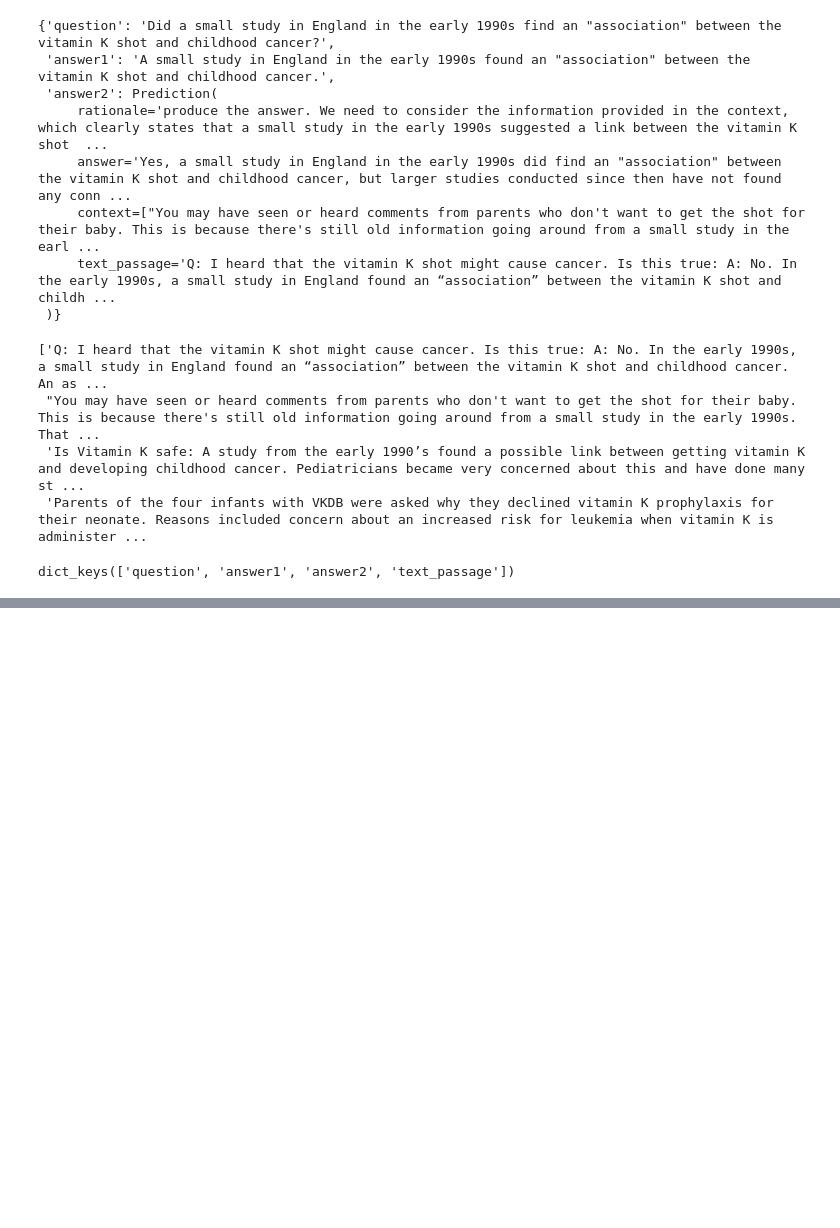
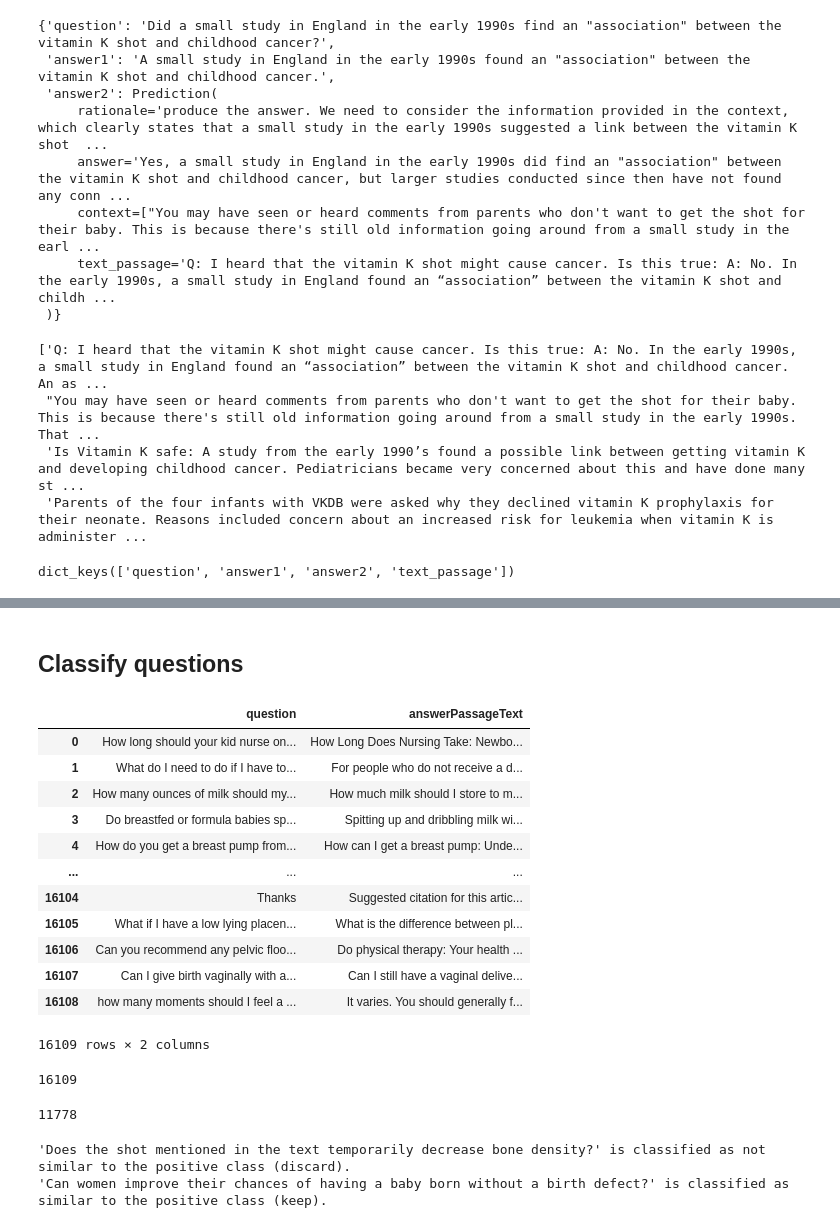
Before and after one commit to AlonsoMad/mind-industry, a Jupyter notebook: src/qa_system/test.ipynb, the cells around one changed output, grey strips where cells are left out. Cells and saved outputs as stored; diff of their text form; code cells hidden in the pictures; blank space fills up the shorter version.

```diff
--- a/src/qa_system/test.ipynb
+++ b/src/qa_system/test.ipynb
@@ -394,3 +494,78 @@ with pd.option_context('display.max_rows', None,
 |  | question | answer1 | answer2 | faith | rationale | context | text_passage | nli_preds |
 | 11 | Will the daughter likely be a hea... | If a daughter inherits the faulty... | It is not guaranteed that the dau... | false | Answer 1 states that the daughter... | [Females pass one of their X chro... | Which children are at risk for X-... | contradiction |
 | 23 | What are her clinical interests i... | Her clinical interests include re... | Dr. Camille Powe's clinical inter... | false | Answer 1 lists specific clinical ... | [A 34-year-old woman was referred... | Jacqueline Maher, M.D., is a repr... | contradiction |
+# %% [markdown]
+## Classify questions
+# %%
+df_en = pd.read_csv("questions_rosie/FullTrialQa7152024.csv")
+df_filtered = df_en.dropna(subset=['question', 'answerPassageText'])
+df_filtered[['question', 'answerPassageText']]
+# %% [output]
+|  | question | answerPassageText |
+| 0 | How long should your kid nurse on... | How Long Does Nursing Take: Newbo... |
+| 1 | What do I need to do if I have to... | For people who do not receive a d... |
+| 2 | How many ounces of milk should my... | How much milk should I store to m... |
+| 3 | Do breastfed or formula babies sp... | Spitting up and dribbling milk wi... |
+| 4 | How do you get a breast pump from... | How can I get a breast pump: Unde... |
+| ... | ... | ... |
+| 16104 | Thanks | Suggested citation for this artic... |
+| 16105 | What if I have a low lying placen... | What is the difference between pl... |
+| 16106 | Can you recommend any pelvic floo... | Do physical therapy: Your health ... |
+| 16107 | Can I give birth vaginally with a... | Can I still have a vaginal delive... |
+| 16108 | how many moments should I feel a ... | It varies. You should generally f... |
+16109 rows × 2 columns
+# %%
+len(df_filtered[['question', 'answerPassageText']].question.values.tolist())
+# %% [output]
+16109
+# %%
+len(list(set(df_filtered[['question', 'answerPassageText']].question.values.tolist())))
+# %% [output]
+11778
+# %%
+from sentence_transformers import SentenceTransformer
+from sklearn.svm import OneClassSVM
+import numpy as np
+
+# Load pre-trained SentenceTransformer model
+model = SentenceTransformer('all-MiniLM-L6-v2')  # You can choose different models like 'paraphrase-MiniLM-L6-v2', etc.
+
+def get_bert_embedding(text, tokenizer, model):
+    # Tokenize input text and get embeddings
+    inputs = tokenizer(text, return_tensors='pt', max_length=128, truncation=True, padding='max_length')
+    with torch.no_grad():
+        outputs = model(**inputs)
+    # Take the mean of the last hidden state (average of token embeddings)
+    embeddings = outputs.last_hidden_state.mean(dim=1)
+    return embeddings.numpy()
+# Sample positive questions (these are the ones from mothers)
+positive_questions = list(set(df_filtered[['question', 'answerPassageText']].question.values.tolist()))
+
+# Artificially generated questions (to be classified)
+new_questions = [
+    "Does the shot mentioned in the text temporarily decrease bone density?",
+    "Can women improve their chances of having a baby born without a birth defect?",
+]
+
+# Generate embeddings for positive questions using SentenceTransformer
+positive_embeddings = model.encode(positive_questions)
+
+# Train One-Class SVM on the embeddings of positive questions
+ocsvm = OneClassSVM(kernel='rbf', gamma='auto', nu=0.1)
+ocsvm.fit(positive_embeddings)
+
+# Generate embeddings for new questions
+new_embeddings = model.encode(new_questions)
+
+# Predict on new questions
+predictions = ocsvm.predict(new_embeddings)
+
+# Output the predictions
+for i, question in enumerate(new_questions):
+    if predictions[i] == 1:
+        print(f"'{question}' is classified as similar to the positive class (keep).")
+    else:
+        print(f"'{question}' is classified as not similar to the positive class (discard).")
+# %% [output]
+'Does the shot mentioned in the text temporarily decrease bone density?' is classified as not similar to the positive class (discard).
+'Can women improve their chances of having a baby born without a birth defect?' is classified as similar to the positive class (keep).
```
Also changed, not shown: parts of 7 cells of this notebook, 23 other files.
